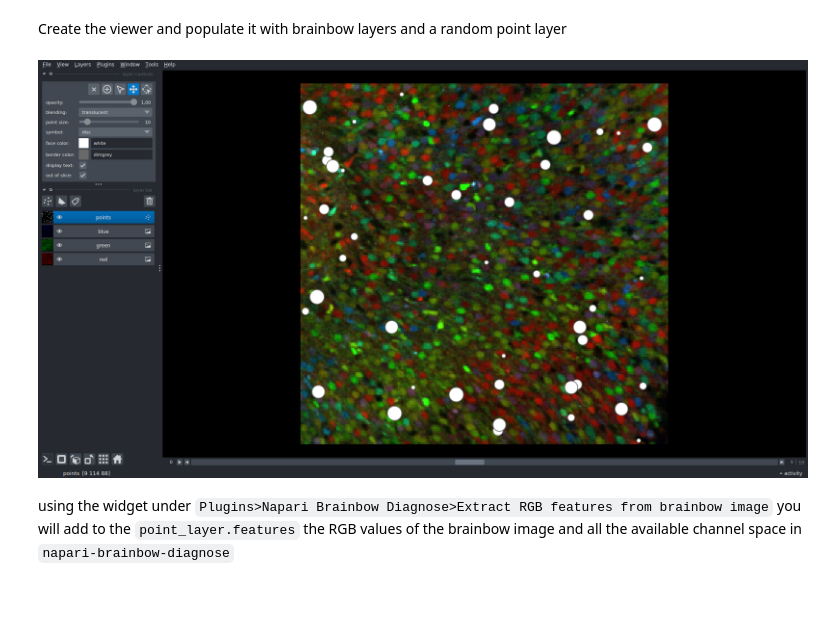
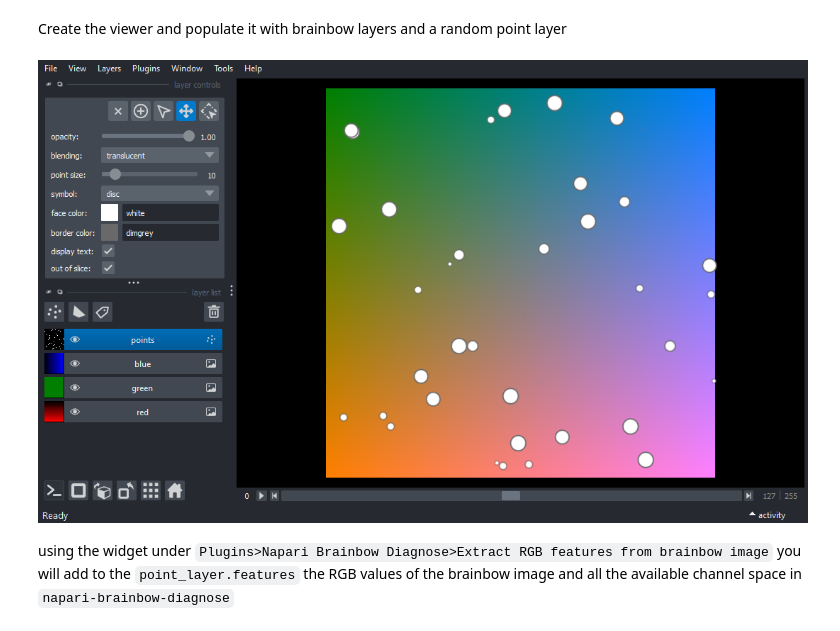
Before and after one commit to LaboratoryOpticsBiosciences/napari-brainbow-diagnose, a Jupyter notebook: docs/cluster_plotter_compatibility.ipynb, the cells around one changed output. Saved outputs shown, nothing was run; the diff lists cells and outputs as text; code cells hidden in the pictures; blank space fills up the shorter version.

```diff
--- a/docs/cluster_plotter_compatibility.ipynb
+++ b/docs/cluster_plotter_compatibility.ipynb
@@ -17,22 +17,22 @@ import numpy as np
 Create the viewer and populate it with brainbow layers and a random point layer
 # %%
 viewer = napari.Viewer()
-bb = fetch_chroms_data()
+bb = make_rgb_cube_data()
 
-red_layer = viewer.add_image(bb[:,0], name="red", colormap='red', blending='additive')
-green_layer = viewer.add_image(bb[:,1], name="green", colormap='green', blending='additive')
-blue_layer = viewer.add_image(bb[:,2], name="blue", colormap='blue', blending='additive')
-n_points = 100
+red_layer = viewer.add_image(bb[0][0], name="red", colormap='red', blending='additive')
+green_layer = viewer.add_image(bb[1][0], name="green", colormap='green', blending='additive')
+blue_layer = viewer.add_image(bb[2][0], name="blue", colormap='blue', blending='additive')
+n_points = 1000
 points = np.array([
-    np.random.randint(0, bb.shape[0], n_points),
-    np.random.randint(0, bb.shape[2], n_points),
-    np.random.randint(0, bb.shape[3], n_points),
+    np.random.randint(0, bb[0][0].shape[0], n_points),
+    np.random.randint(0, bb[0][0].shape[1], n_points),
+    np.random.randint(0, bb[0][0].shape[2], n_points),
 ]).T
 
 point_layer = viewer.add_points(points, out_of_slice_display=True)
 nbscreenshot(viewer)
 # %% [output]
-[figure, old version]
+[figure, new version]
 # %% [markdown]
 using the widget under `Plugins>Napari Brainbow Diagnose>Extract RGB features from brainbow image` you will add to the `point_layer.features` the RGB values of the brainbow image and all the available channel space in `napari-brainbow-diagnose`
 # %%
```
Also changed, not shown: parts of 5 cells of this notebook.
